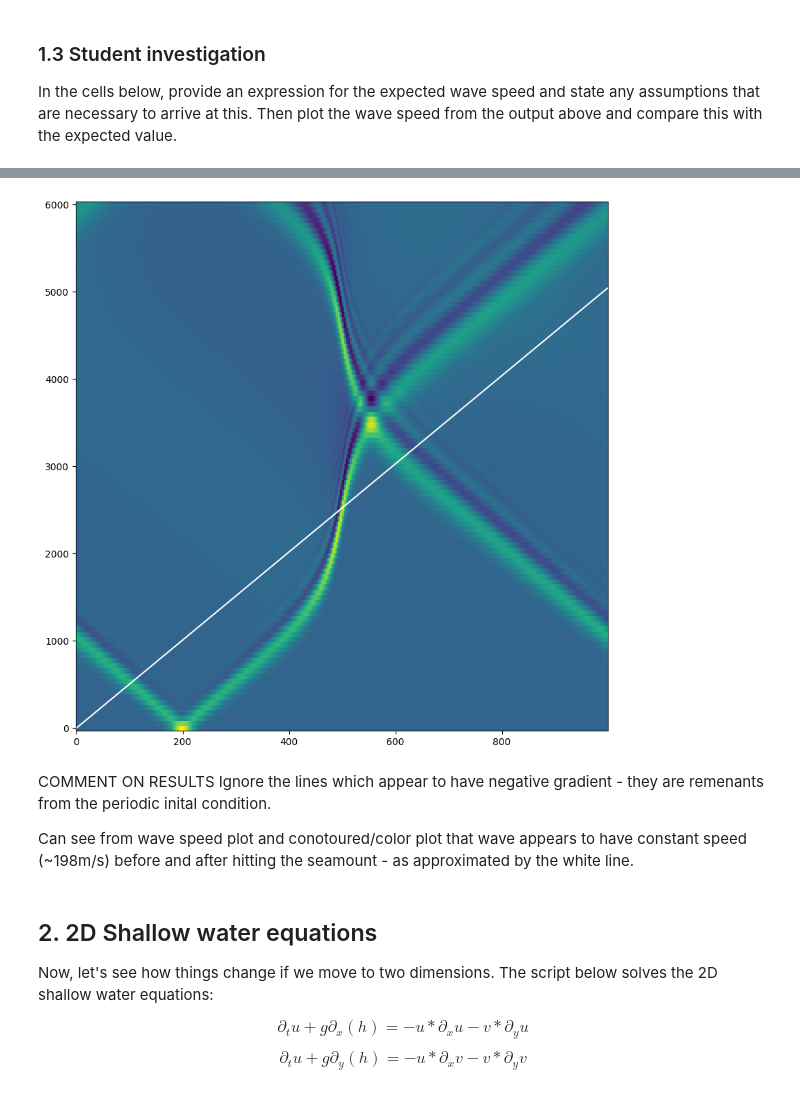
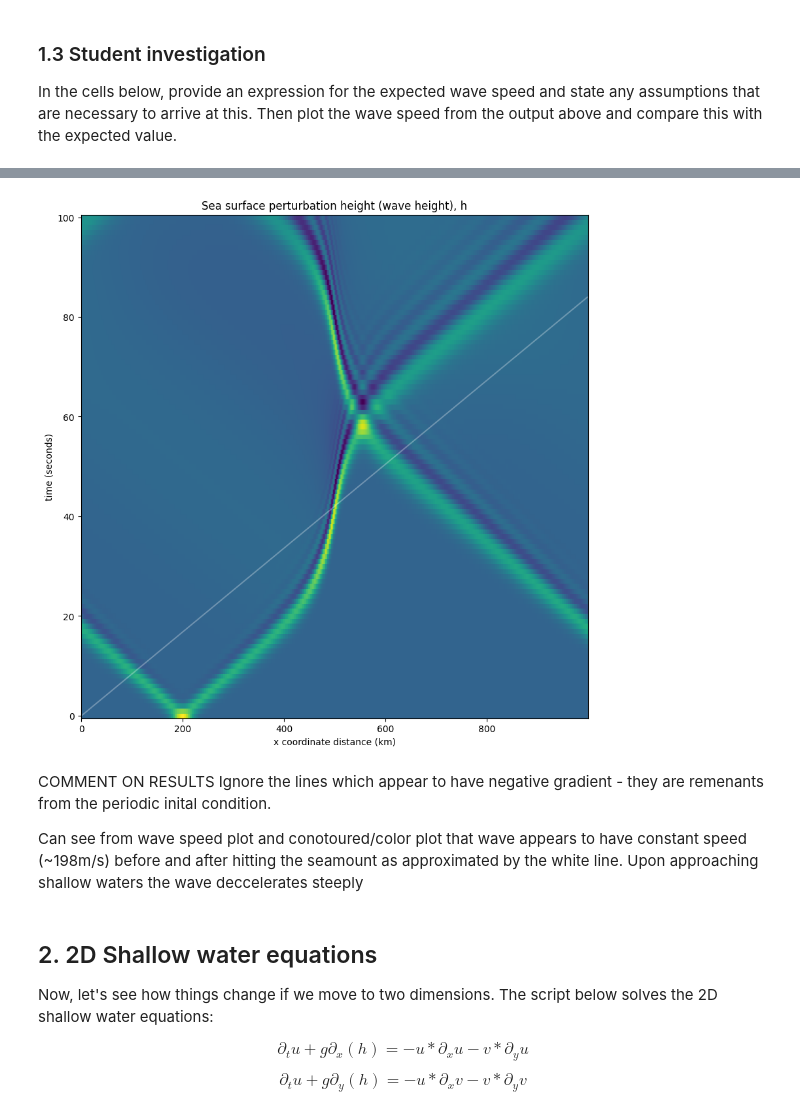
Before and after one commit to ananyaaa-j/QCES, a Jupyter notebook: Project3_tsunami.ipynb, the cells around one changed output, grey strips where cells are left out. Cells and saved outputs as stored; diff of their text form; code cells hidden in the pictures.

```diff
--- a/Project3_tsunami.ipynb
+++ b/Project3_tsunami.ipynb
@@ -265,20 +267,32 @@ Text(0, 0.5, 'Wavespeed m/s')
 # %%
 #h_save.shape # = (101, 512)
 plt.figure(figsize=(10, 10))
-plt.pcolor(x/1000, t_save, h_save)
+minutes_array = np.array(t_save)/minute
+plt.pcolor(x/kilometer, minutes_array, h_save)
+plt.xlabel("x coordinate distance (km)")
+plt.ylabel("time (seconds)")
+plt.title("Sea surface perturbation height (wave height), h")
 
 #plot 2 lines to show that wave speed in constant before and after hitting the sea mount
-#from above figure wavespeed = 198.09088823 m/s  = cp[0]
-#plt.plot(t_save*cp[0], t_save)
-plt.plot(x/1000, (x)/cp[0], c = 'white')
+# wavespeed slows down when approaching shallow water (then the wave accelerates and epth increases again)
+# As we're considering a tsunami scenario we're only interested the int behavior of the wave as it approaches shallow water so from x < 500
+#from above figure wavespeed = 198.09088823 m/s   seconds = cp[0]
+# this equals (198/kilometer) * 60  in units of km/min
+# on our plot we want the reciprocal of this as the gradient of the line
+plt.plot(x/kilometer, (kilometer/(cp[0]*60)) * (x/kilometer), c = "white", alpha = 0.3)
+
+#x[256] # = 500 000m
+#plt.xlim(0,500)
+#plt.ylim(0,6000)
 plt.show()
 # %% [output]
-[figure, old version]
+[figure, new version]
 # %% [markdown]
 COMMENT ON RESULTS
 Ignore the lines which appear to have negative gradient - they are remenants from the periodic inital condition.
 
-Can see from wave speed plot and conotoured/color plot that wave appears to have constant speed (~198m/s) before and after hitting the seamount - as approximated by the white line.
+Can see from wave speed plot and conotoured/color plot that wave appears to have constant speed (~198m/s) before and after hitting the seamount as approximated by the white line.
+Upon approaching shallow waters the wave deccelerates steeply
 # %% [markdown]
 ## 2.  2D Shallow water equations
 
```
Also changed, not shown: parts of 14 cells of this notebook.
